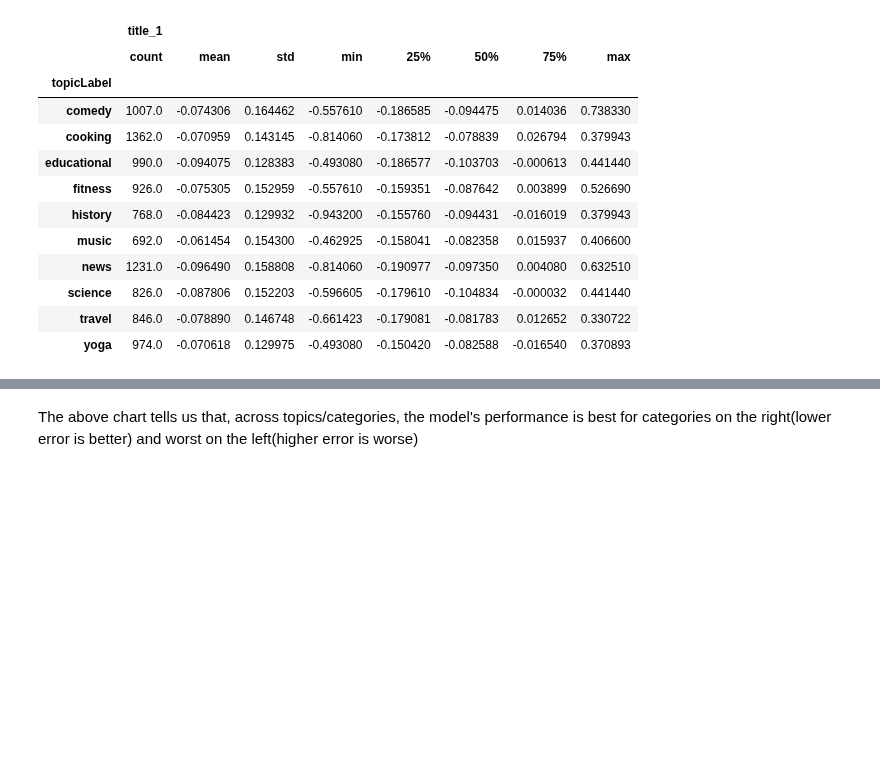
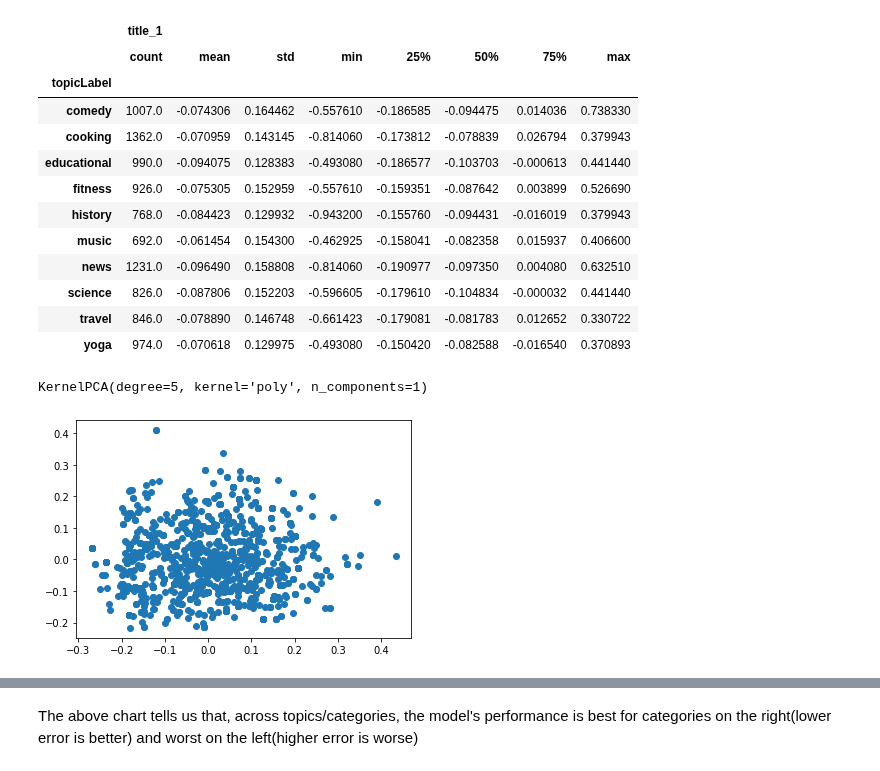
Before and after one commit to ajinkyabhanudas/SIADS696, a Jupyter notebook: Failure_analysis_Ajinkya.ipynb, the cells around one changed output, grey strips where cells are left out. Cells and saved outputs as stored; diff of their text form; code cells hidden in the pictures; blank space fills up the shorter version.

```diff
--- a/Failure_analysis_Ajinkya.ipynb
+++ b/Failure_analysis_Ajinkya.ipynb
@@ -195,3 +195,15 @@ test_X_[[w2v_cols[0]]+['topicLabel']].groupby('topicLabel').describe()
 | science | 826.0 | -0.087806 | 0.152203 | -0.596605 | -0.179610 | -0.104834 | -0.000032 | 0.441440 |
 | travel | 846.0 | -0.078890 | 0.146748 | -0.661423 | -0.179081 | -0.081783 | 0.012652 | 0.330722 |
 | yoga | 974.0 | -0.070618 | 0.129975 | -0.493080 | -0.150420 | -0.082588 | -0.016540 | 0.370893 |
+# %%
+pca = KernelPCA(n_components=1, kernel='poly', degree=5)
+pca.fit(test_X_[w2v_cols])
+# %% [output]
+KernelPCA(degree=5, kernel='poly', n_components=1)
+# %%
+x = pca.transform(test_X_[test_X_.topicLabel=='cooking'][w2v_cols])[:,0]
+y = pca.transform(test_X_[test_X_.topicLabel=='cooking'][w2v_cols])[:,1]
+# %%
+plt.scatter(x, y);
+# %% [output]
+[figure, added]
```
Also changed, not shown: parts of 13 cells of this notebook.
